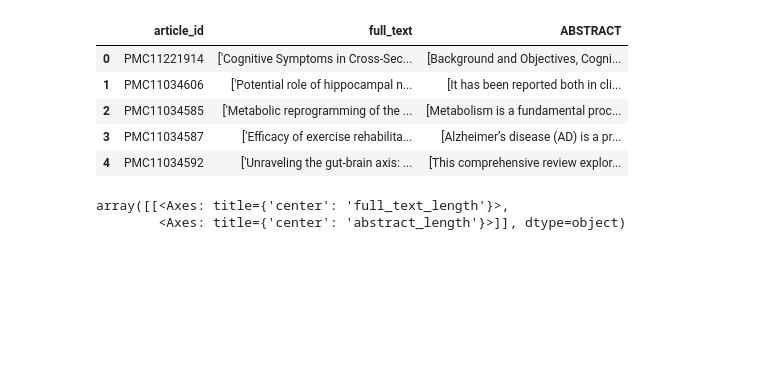
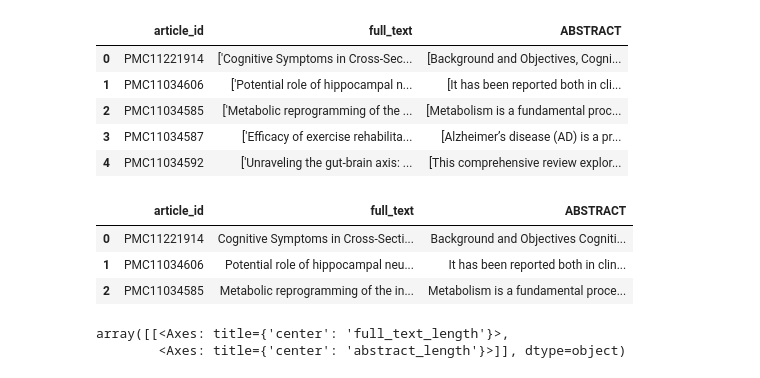
Before and after one commit to spencermg/research_summarizer, a Jupyter notebook: research_summarizer/transformer_summarizer.ipynb, the cells around one changed output. Drawn from its saved outputs; the diff is of its cells as text; code cells hidden in the pictures; blank space fills up the shorter version.

```diff
--- a/research_summarizer/transformer_summarizer.ipynb
+++ b/research_summarizer/transformer_summarizer.ipynb
@@ -259,3 +259,19 @@ df_nlp.head()
 | 2 | PMC11034585 | ['Metabolic reprogramming of the ... | [Metabolism is a fundamental proc... |
 | 3 | PMC11034587 | ['Efficacy of exercise rehabilita... | [Alzheimer’s disease (AD) is a pr... |
 | 4 | PMC11034592 | ['Unraveling the gut-brain axis: ... | [This comprehensive review explor... |
+# %%
+# Remove string and list characters from the full_text column
+df_nlp.loc[:, "full_text"] = df_nlp["full_text"].apply(
+    lambda x: x.replace("[", "").replace("]", "").replace("'", "").strip()
+)
+
+# Convert the ABSTRACT column from a list of strings to a single string and strip leading and trailing whitespace
+df_nlp.loc[:, "ABSTRACT"] = df_nlp["ABSTRACT"].apply(lambda x: " ".join(x).strip())
+
+
+df_nlp.head(3)
+# %% [output]
+|  | article_id | full_text | ABSTRACT |
+| 0 | PMC11221914 | Cognitive Symptoms in Cross-Secti... | Background and Objectives Cogniti... |
+| 1 | PMC11034606 | Potential role of hippocampal neu... | It has been reported both in clin... |
+| 2 | PMC11034585 | Metabolic reprogramming of the in... | Metabolism is a fundamental proce... |
```
Also changed, not shown: parts of 3 cells of this notebook, 3 other files.
